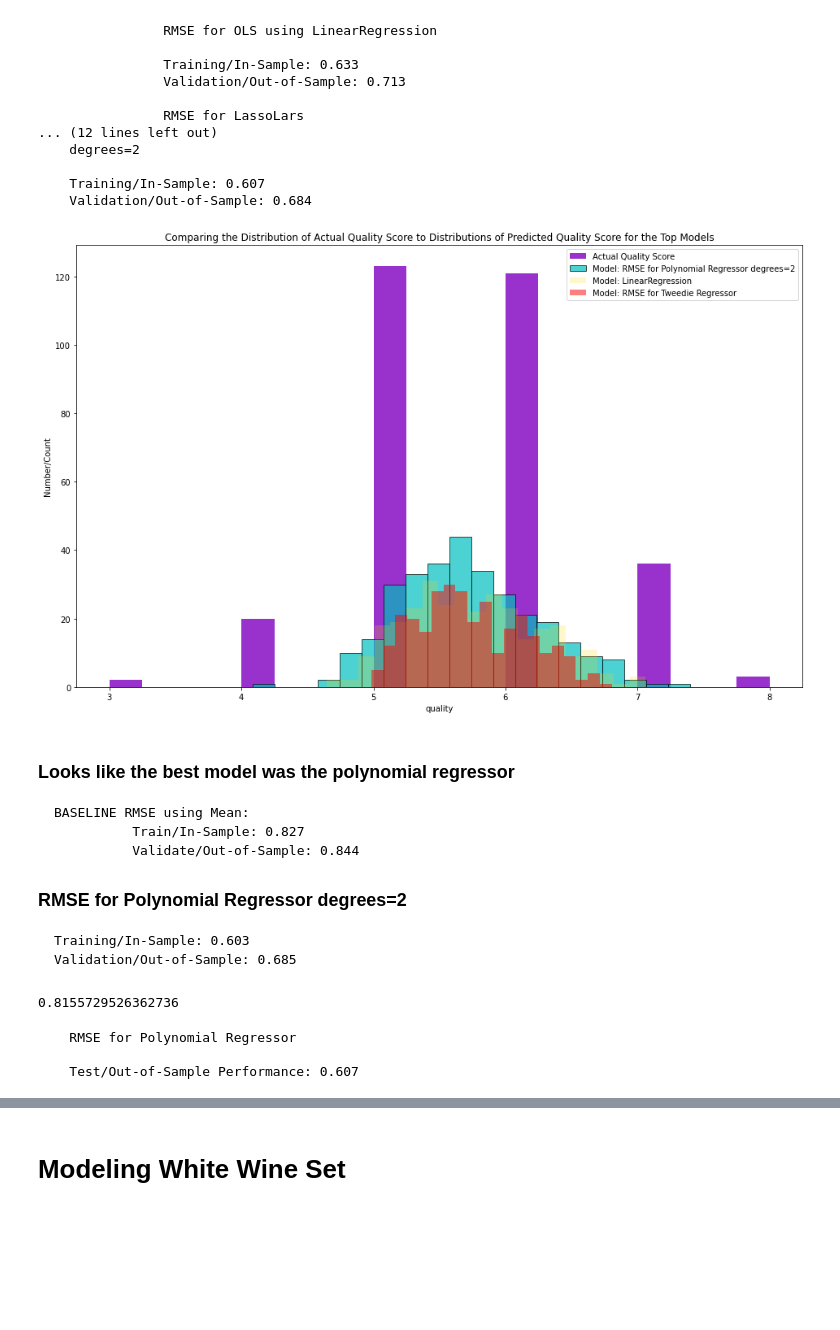
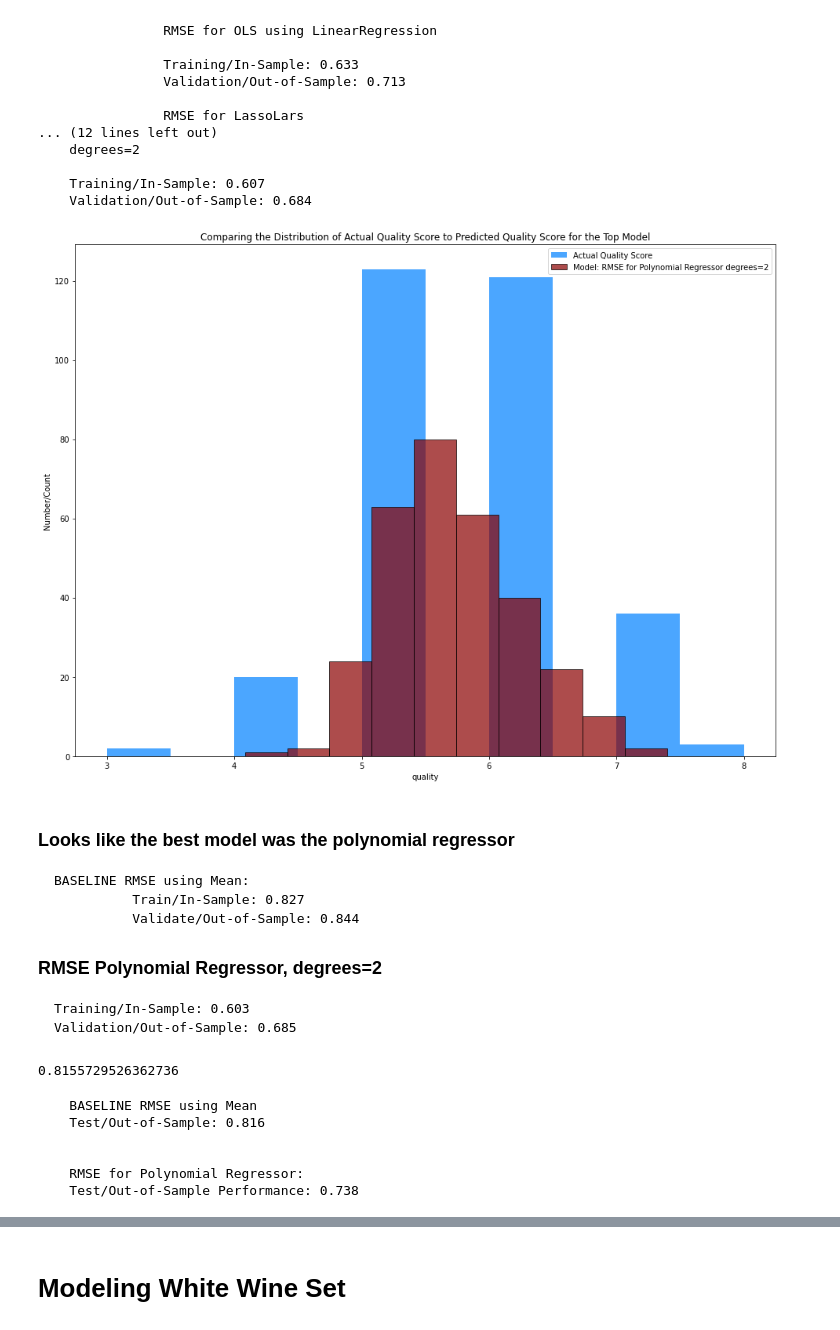
Before and after one commit to MrEnigmamgine/jtl_wine_quality, a Jupyter notebook: final_red_nb.ipynb, the cells around one changed output, grey strips where cells are left out. Saved outputs shown, nothing was run; the diff lists cells and outputs as text; code cells hidden in the pictures; blank space fills up the shorter version.

```diff
--- a/final_red_nb.ipynb
+++ b/final_red_nb.ipynb
@@ -1385,29 +1385,28 @@ print(f"""
     Validation/Out-of-Sample: 0.684
 # %%
 # plot to visualize actual vs predicted.
-plt.figure(figsize=(16,10))
-plt.hist(y_validatered.quality, color='darkorchid', alpha=1, bins=20, label="Actual Quality Score")
-plt.hist(y_validatered.quality_pred_lm2, color='c', alpha=.7, bins=20, label="Model: RMSE for Polynomial Regressor degrees=2", ec='black')
-# plt.hist(y_validate.logerror_pred_lm3, color='chartreuse', alpha=.2, bins=50, label="Model: RMSE for Polynomial Regressor degrees=3")
+plt.figure(figsize=(16,12))
+plt.hist(y_validatered.quality, color='dodgerblue', alpha=.8, bins=10, label="Actual Quality Score")
+plt.hist(y_validatered.quality_pred_lm2, color='darkred', alpha=.7, bins=10, label="Model: RMSE for Polynomial Regressor degrees=2", ec='black')
 # plt.hist(y_validatered.quality_pred_lars, color='m', alpha=.2, bins=20,label="Model: RMSE for LassoLars Regressor ")
-plt.hist(y_validatered.quality_pred_lm, color='gold', alpha=.2, bins=20,label="Model: LinearRegression")
-plt.hist(y_validatered.quality_pred_glm, color='red', alpha=.5, bins=20, label="Model: RMSE for Tweedie Regressor")
+# plt.hist(y_validatered.quality_pred_lm, color='gold', alpha=.2, bins=10,label="Model: LinearRegression")
+# plt.hist(y_validatered.quality_pred_glm, color='red', alpha=.5, bins=10, label="Model: RMSE for Tweedie Regressor")
 
 # plt.xlim(-1, 1)
 plt.xlabel("quality")
 plt.ylabel("Number/Count")
-plt.title("Comparing the Distribution of Actual Quality Score to Distributions of Predicted Quality Score for the Top Models")
+plt.title("Comparing the Distribution of Actual Quality Score to Predicted Quality Score for the Top Model")
 plt.legend()
 plt.show()
 # %% [output]
-[figure, old version]
+[figure, new version]
 # %% [markdown]
 ### Looks like the best model was the polynomial regressor
     BASELINE RMSE using Mean:
               Train/In-Sample: 0.827
               Validate/Out-of-Sample: 0.844
 
-### RMSE for Polynomial Regressor degrees=2
+### RMSE Polynomial Regressor, degrees=2
 
     Training/In-Sample: 0.603
     Validation/Out-of-Sample: 0.685
@@ -1423,17 +1422,29 @@ y_testred['quality_pred_lm2'] = lm2.predict(X_testred_scaled_degree2)
 
 
 # evaluate: rmse
-rmse_test = mean_squared_error(y_trainred.quality, y_trainred.quality_pred_lm2)**(0.5)
+rmse_test = mean_squared_error(y_testred.quality, y_testred.quality_pred_lm2)**(0.5)
+
+
+
 
 print(f"""
-    RMSE for Polynomial Regressor
 
+
+    BASELINE RMSE using Mean
+    Test/Out-of-Sample: {round(rmse_test_pred, 3)}
+
+
+    RMSE for Polynomial Regressor:
     Test/Out-of-Sample Performance: {round(rmse_test, 3)}
+
 """)
 # %% [output]
-    RMSE for Polynomial Regressor
+    BASELINE RMSE using Mean
+    Test/Out-of-Sample: 0.816
 
-    Test/Out-of-Sample Performance: 0.607
+
+    RMSE for Polynomial Regressor:
+    Test/Out-of-Sample Performance: 0.738
 # %% [markdown]
 ### Summary
 -Following the evaluation and extensive modeling, I narrowed down the feature set to the following:
```
Also changed, not shown: parts of 7 cells of this notebook.
